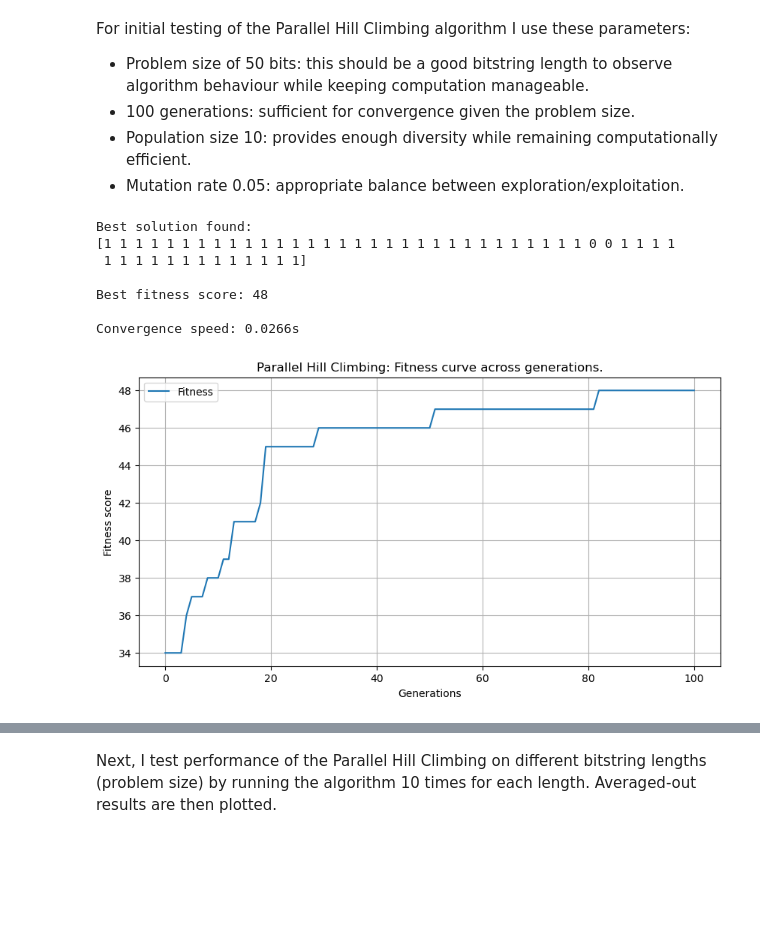
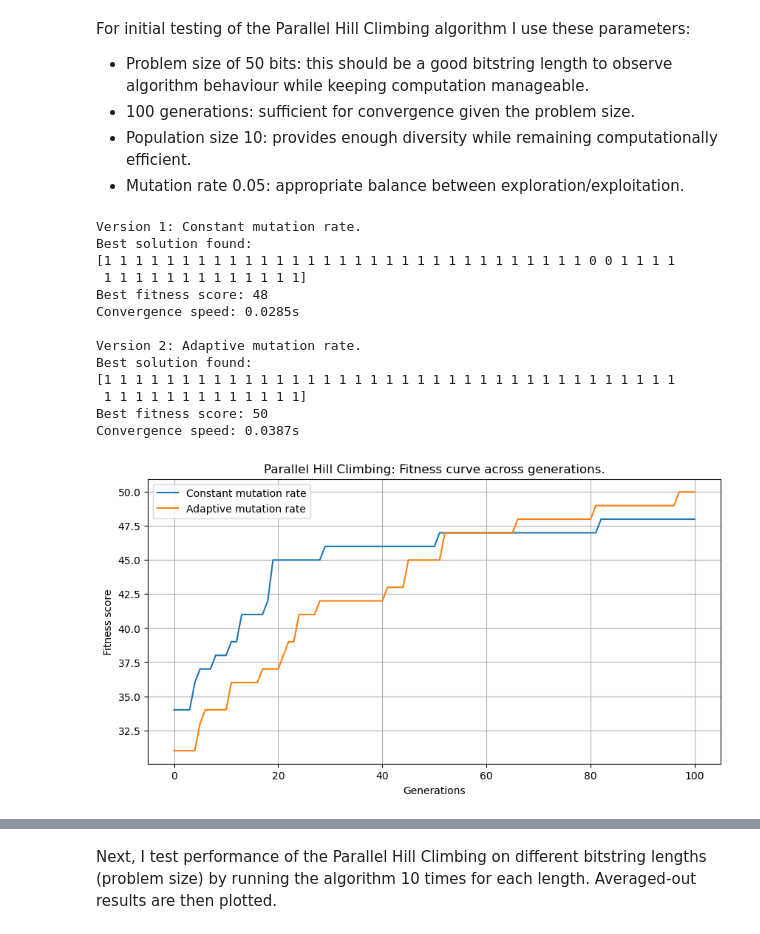
Before and after one commit to lukasz-iskierka/ai-parallel-hillclimbing-onemax, a Jupyter notebook: onemax_parallel_hill_climbing.ipynb, the cells around one changed output, grey strips where cells are left out. Cells and saved outputs as stored; diff of their text form; code cells hidden in the pictures; blank space fills up the shorter version.

Commit message:
v2.2: Initial implementation of adaptive mutation rate.

```diff
--- a/onemax_parallel_hill_climbing.ipynb
+++ b/onemax_parallel_hill_climbing.ipynb
@@ -155,41 +230,63 @@ mutation_probability = 0.05
 
 # Set seed for reproducibility
 random.seed(1234)
 
 # Test-run the algorithm
 best_solution, best_fitness, fitness_history, processing_time = parallel_hill_climbing(
     generations=generations,
     L=bitstring_length,
     population=population_size,
     p=mutation_probability
 )
 
 print(
-    f"Best solution found:\n{best_solution}",
-    f"\n"
+    f"Version 1: Constant mutation rate.\n"
+    f"Best solution found:\n{best_solution}"
     f"\nBest fitness score: {best_fitness}\n"
-    f"\nConvergence speed: {processing_time:.4f}s\n"
+    f"Convergence speed: {processing_time:.4f}s\n"
+)
+
+# Test-run v2 of the algorithm, with adaptive mutation schedule
+
+best_solution_v2, best_fitness_v2, fitness_history_v2, processing_time_v2 = parallel_hill_climbing_v2(
+    generations=generations,
+    L=bitstring_length,
+    population=population_size,
+)
+
+print(
+    f"Version 2: Adaptive mutation rate.\n"
+    f"Best solution found:\n{best_solution_v2}"
+    f"\nBest fitness score: {best_fitness_v2}\n"
+    f"Convergence speed: {processing_time_v2:.4f}s\n"
 )
 
 # Plot fitness curve
 plt.figure(figsize=(10, 5))
-sns.lineplot(x=np.arange(generations + 1), y=fitness_history, label="Fitness")
+sns.lineplot(x=np.arange(generations + 1), y=fitness_history, label="Constant mutation rate")
+sns.lineplot(x=np.arange(generations + 1), y=fitness_history_v2, label="Adaptive mutation rate")
 plt.title("Parallel Hill Climbing: Fitness curve across generations.")
 plt.xlabel("Generations")
 plt.ylabel("Fitness score")
 plt.xticks(x=range(0, generations, 10))
 plt.legend()
 plt.grid(True)
 plt.show()
 # %% [output]
+Version 1: Constant mutation rate.
 Best solution found:
 [1 1 1 1 1 1 1 1 1 1 1 1 1 1 1 1 1 1 1 1 1 1 1 1 1 1 1 1 1 1 1 0 0 1 1 1 1
  1 1 1 1 1 1 1 1 1 1 1 1 1]
+Best fitness score: 48
+Convergence speed: 0.0285s
 
-Best fitness score: 48
-
-Convergence speed: 0.0266s
+Version 2: Adaptive mutation rate.
+Best solution found:
+[1 1 1 1 1 1 1 1 1 1 1 1 1 1 1 1 1 1 1 1 1 1 1 1 1 1 1 1 1 1 1 1 1 1 1 1 1
+ 1 1 1 1 1 1 1 1 1 1 1 1 1]
+Best fitness score: 50
+Convergence speed: 0.0387s
-[figure, old version]
+[figure, new version]
 # %% [markdown]
 **Observations:**
 
```
Also changed, not shown: parts of 2 cells of this notebook, 1 other file.
